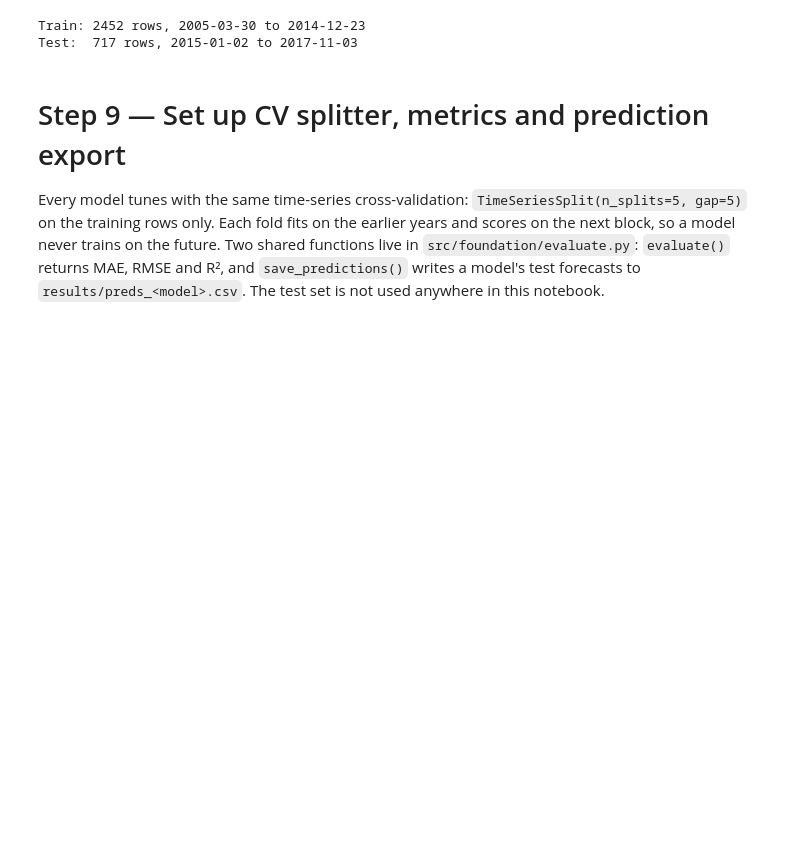
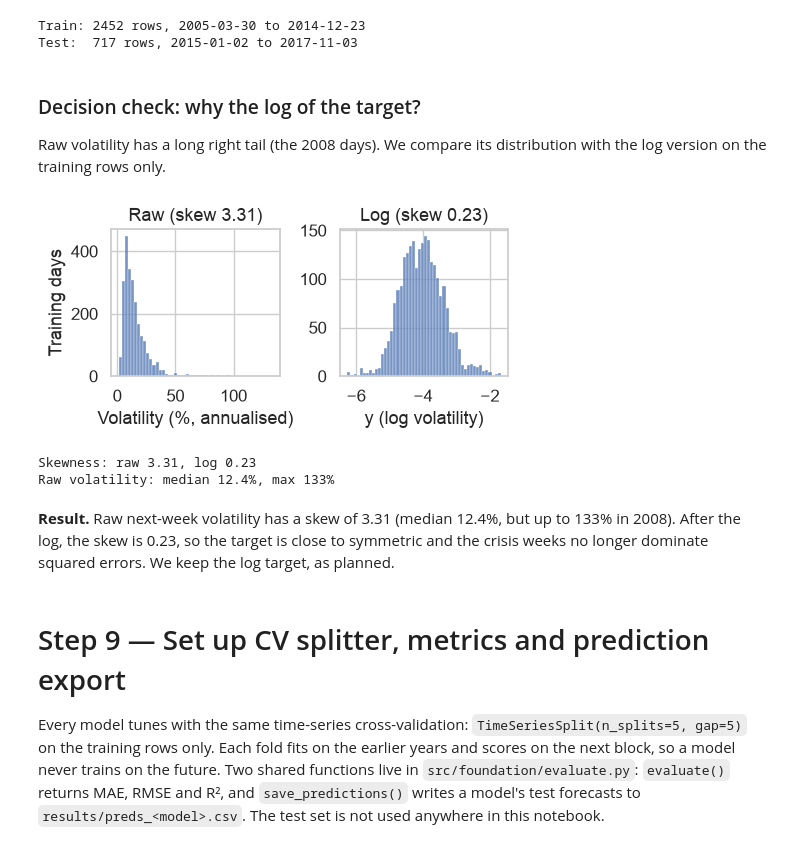
Before and after one commit to sadmanaraf/forecasting-spy-5-day-realised-volatility, a Jupyter notebook: Main_Notebook.ipynb, the cells around one changed output. Drawn from its saved outputs; the diff is of its cells as text; code cells hidden in the pictures; blank space fills up the shorter version.

Commit message:
Main notebook: decision check and figure for the log target (Figure 1)

```diff
--- a/Main_Notebook.ipynb
+++ b/Main_Notebook.ipynb
@@ -430,6 +430,31 @@ print(f"Test:  {len(test)} rows, {test['Date'].min().date()} to {test['Date'].ma
 # %% [output]
 Train: 2452 rows, 2005-03-30 to 2014-12-23
 Test:  717 rows, 2015-01-02 to 2017-11-03
+# %% [markdown]
+### Decision check: why the log of the target?
+
+Raw volatility has a long right tail (the 2008 days). We compare its distribution with the log version on the training rows only.
+# %%
+# Figure: the target before and after the log (training rows only)
+raw_vol = np.exp(train["y"]) * np.sqrt(252 / 5) * 100   # next-week volatility, annualised %
+
+fig, axes = plt.subplots(1, 2, figsize=(5, 2.6))
+sns.histplot(raw_vol, bins=50, ax=axes[0])
+axes[0].set(title=f"Raw (skew {raw_vol.skew():.2f})", xlabel="Volatility (%, annualised)", ylabel="Training days")
+sns.histplot(train["y"], bins=50, ax=axes[1])
+axes[1].set(title=f"Log (skew {train['y'].skew():.2f})", xlabel="y (log volatility)", ylabel="")
+plt.tight_layout()
+plt.savefig("results/figures/target_raw_vs_log.png", dpi=300)
+plt.show()
+
+print(f"Skewness: raw {raw_vol.skew():.2f}, log {train['y'].skew():.2f}")
+print(f"Raw volatility: median {raw_vol.median():.1f}%, max {raw_vol.max():.0f}%")
+# %% [output]
+[figure, added]
+Skewness: raw 3.31, log 0.23
+Raw volatility: median 12.4%, max 133%
+# %% [markdown]
+**Result.** Raw next-week volatility has a skew of 3.31 (median 12.4%, but up to 133% in 2008). After the log, the skew is 0.23, so the target is close to symmetric and the crisis weeks no longer dominate squared errors. We keep the log target, as planned.
 # %% [markdown]
 # Step 9 — Set up CV splitter, metrics and prediction export
 
```
Also changed, not shown: 1 other file.
